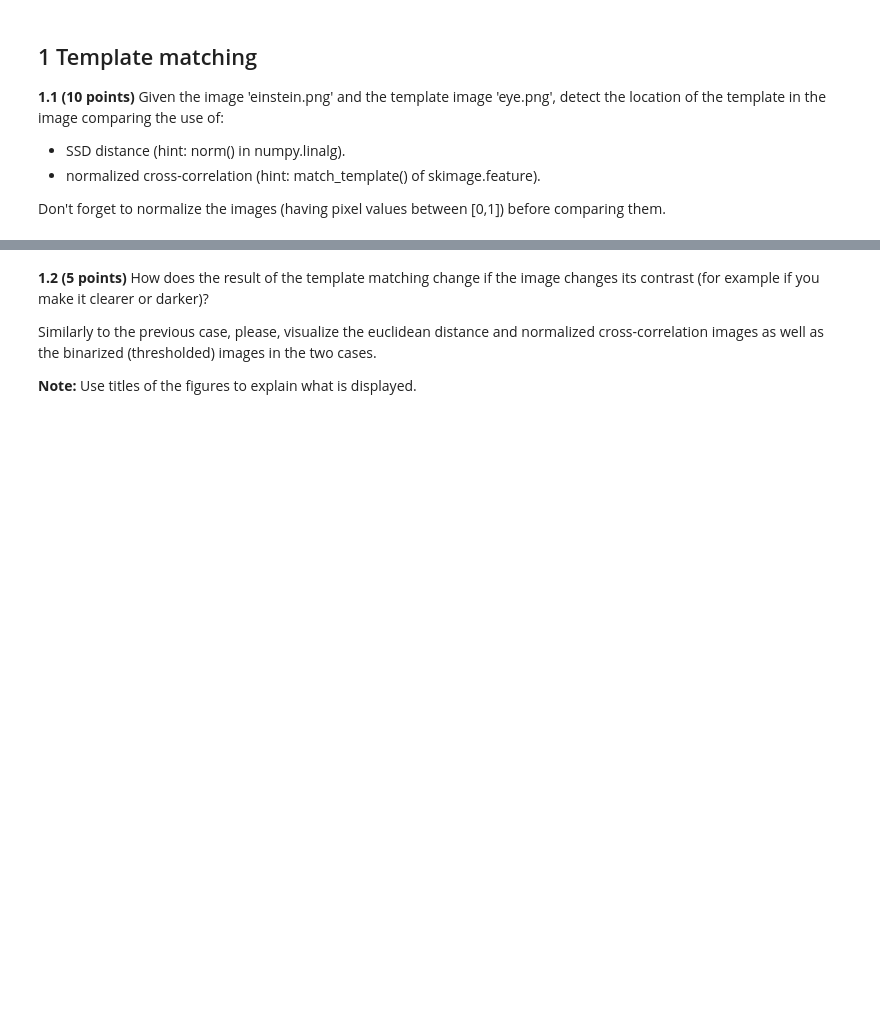
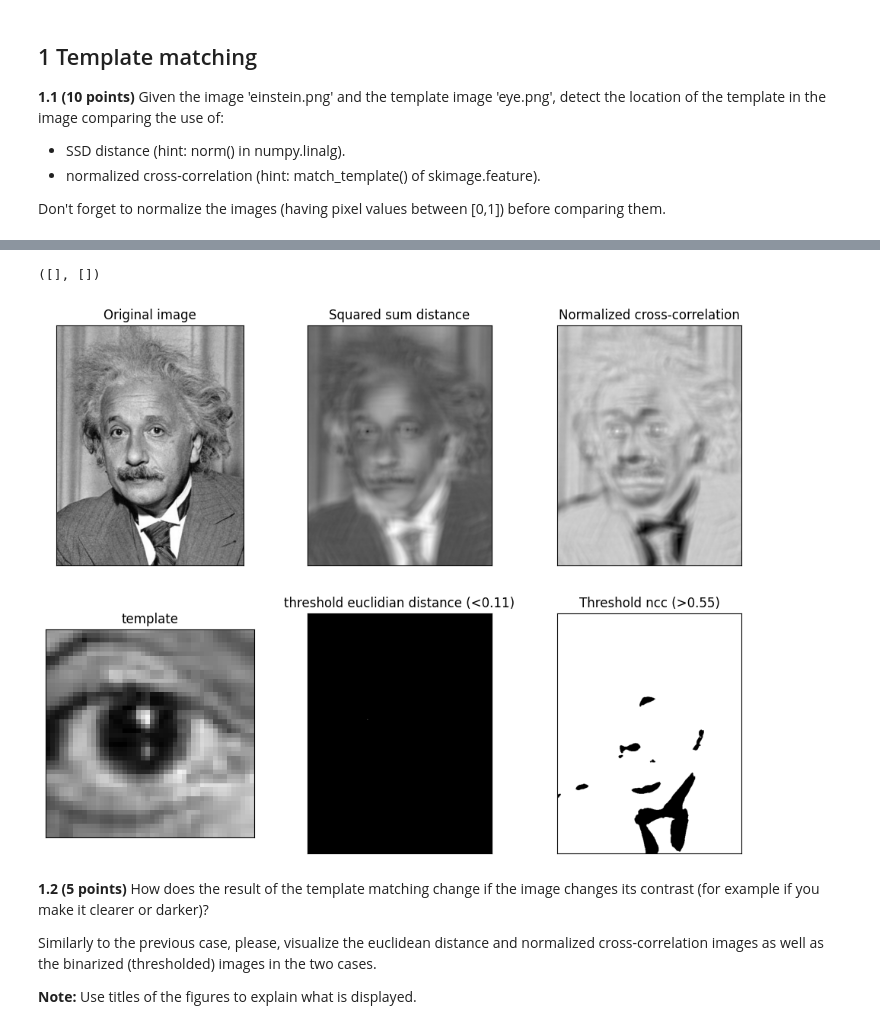
Before and after one commit to MohsinZamanShaheen/Artificial-Vision, a Jupyter notebook: Practica 4/p4_2023_24.ipynb, the cells around one changed output, grey strips where cells are left out. Drawn from its saved outputs; the diff is of its cells as text; code cells hidden in the pictures; blank space fills up the shorter version.

```diff
--- a/Practica 4/p4_2023_24.ipynb
+++ b/Practica 4/p4_2023_24.ipynb
@@ -56,3 +60,13 @@ Don't forget to normalize the images (having pixel values between [0,1]) before
+# %%
+# Your solution here
+
+# Load the images
+einstein_image = io.imread('./images/einstein.png')
+template_image = io.imread('./images/eye.png')
+
+# Normalize the images with the maximum value
+einstein_image = einstein_image / np.max(einstein_image)
+template_image = template_image / np.max(template_image)
 # %% [markdown]
 Create a **function** for template matching applying SSD distance and normalized cross-correlation and display the results in the following format:
 
@@ -66,3 +103,46 @@ Note: the decision of threshold for SSD distance and normalized cross-correlatio
+# %%
+# Plot the results
+
+fig=plt.figure(figsize=(12,9))
+
+fig.add_subplot(2,3,1)
+plt.imshow(einstein_image, cmap = "gray")
+plt.title('Original image')
+plt.xticks([])
+plt.yticks([])
+
+fig.add_subplot(2,3,2)
+plt.imshow(img_eucli, cmap = "gray")
+plt.title('Squared sum distance')
+plt.xticks([])
+plt.yticks([])
+
+fig.add_subplot(2,3,3)
+plt.imshow(cross_res, cmap = "gray")
+plt.title('Normalized cross-correlation')
+plt.xticks([])
+plt.yticks([])
+
+fig.add_subplot(2,3,4)
+plt.imshow(template_image, cmap = "gray")
+plt.title('template')
+plt.xticks([])
+plt.yticks([])
+
+fig.add_subplot(2,3,5)
+plt.imshow(th_eucli, cmap = "gray")
+plt.title('threshold euclidian distance (<0.11)')
+plt.xticks([])
+plt.yticks([])
+
+fig.add_subplot(2,3,6)
+plt.imshow(cross_threshold, cmap = "gray")
+plt.title('Threshold ncc (>0.55)')
+plt.xticks([])
+plt.yticks([])
+# %% [output]
+([], [])
+[figure, added]
 # %% [markdown]
 **1.2 (5 points)** How does the result of the template matching change if the image changes its contrast (for example if you make it clearer or darker)?
 
```
Also changed, not shown: parts of 4 cells of this notebook.
